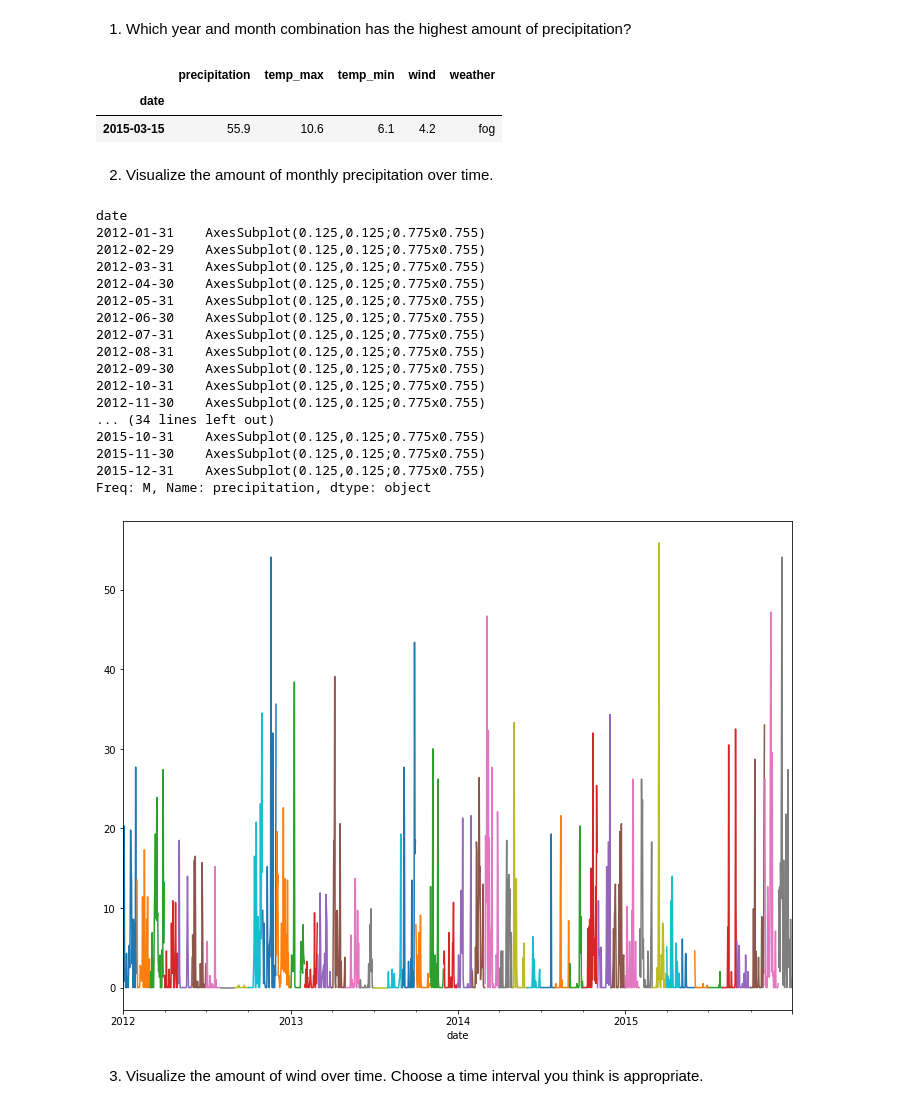
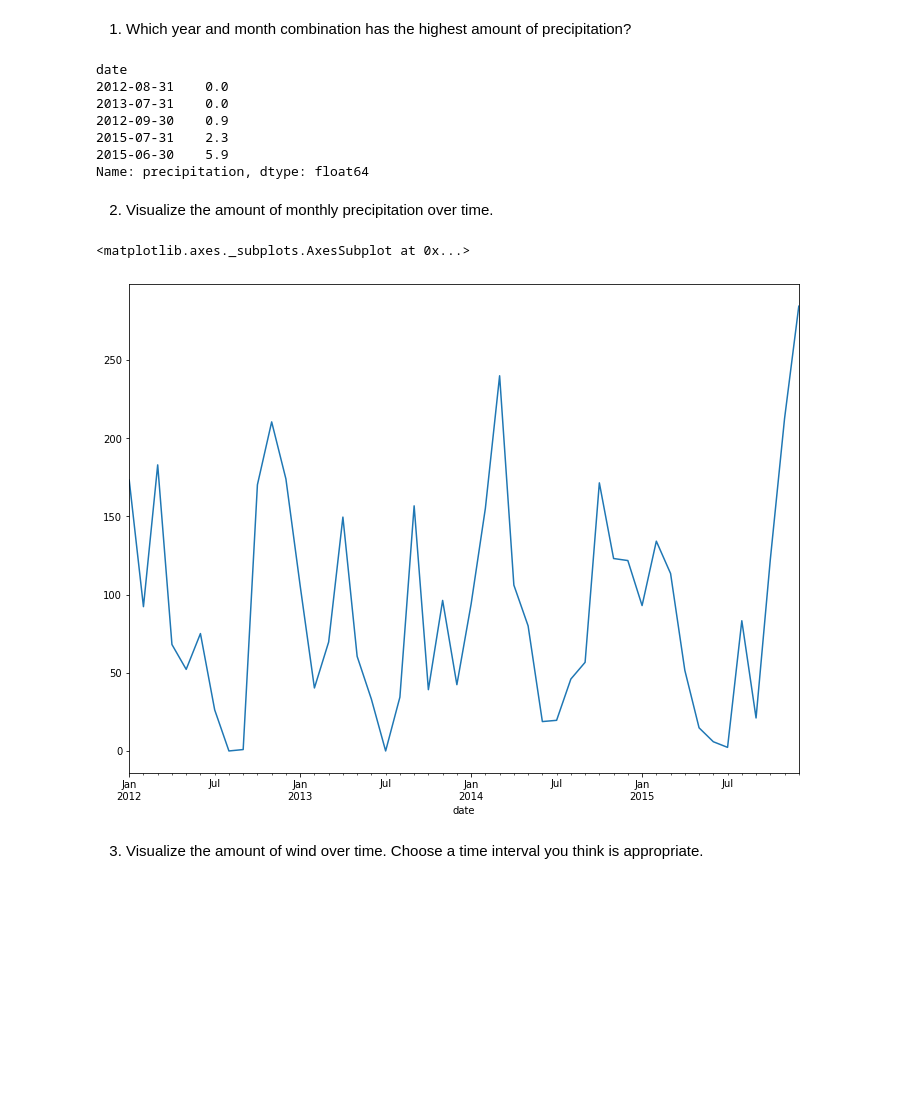
Before and after one commit to cari-holmes/ds-methodologies-exercises, a Jupyter notebook: time_series/time_series.ipynb, the cells around one changed output. Drawn from its saved outputs; the diff is of its cells as text; code cells hidden in the pictures; blank space fills up the shorter version.

```diff
--- a/time_series/time_series.ipynb
+++ b/time_series/time_series.ipynb
@@ -129,34 +124,23 @@ df.head()
 1. Which year and month combination has the highest amount of precipitation?
 # %%
 df.sort_values(by='precipitation', ascending=False).head(1)
+df.resample("M").precipitation.sum().sort_values().head()
 # %% [output]
-|  | precipitation | temp_max | temp_min | wind | weather |
-| date |  |  |  |  |  |
-| 2015-03-15 | 55.9 | 10.6 | 6.1 | 4.2 | fog |
+date
+2012-08-31    0.0
+2013-07-31    0.0
+2012-09-30    0.9
+2015-07-31    2.3
+2015-06-30    5.9
+Name: precipitation, dtype: float64
 # %% [markdown]
 2. Visualize the amount of monthly precipitation over time.
 # %%
 plt.figure(figsize=(12, 9))
-df.resample("M").precipitation.plot()
+df.resample("M").precipitation.sum().plot()
 # %% [output]
-date
-2012-01-31    AxesSubplot(0.125,0.125;0.775x0.755)
-2012-02-29    AxesSubplot(0.125,0.125;0.775x0.755)
-2012-03-31    AxesSubplot(0.125,0.125;0.775x0.755)
-2012-04-30    AxesSubplot(0.125,0.125;0.775x0.755)
-2012-05-31    AxesSubplot(0.125,0.125;0.775x0.755)
-2012-06-30    AxesSubplot(0.125,0.125;0.775x0.755)
-2012-07-31    AxesSubplot(0.125,0.125;0.775x0.755)
-2012-08-31    AxesSubplot(0.125,0.125;0.775x0.755)
-2012-09-30    AxesSubplot(0.125,0.125;0.775x0.755)
-2012-10-31    AxesSubplot(0.125,0.125;0.775x0.755)
-2012-11-30    AxesSubplot(0.125,0.125;0.775x0.755)
-... (34 lines left out)
-2015-10-31    AxesSubplot(0.125,0.125;0.775x0.755)
-2015-11-30    AxesSubplot(0.125,0.125;0.775x0.755)
-2015-12-31    AxesSubplot(0.125,0.125;0.775x0.755)
-Freq: M, Name: precipitation, dtype: object
+<matplotlib.axes._subplots.AxesSubplot at 0x...>
-[figure, old version]
+[figure, new version]
 # %% [markdown]
 3. Visualize the amount of wind over time. Choose a time interval you think is appropriate.
 # %%
```
Also changed, not shown: parts of 29 cells of this notebook.
